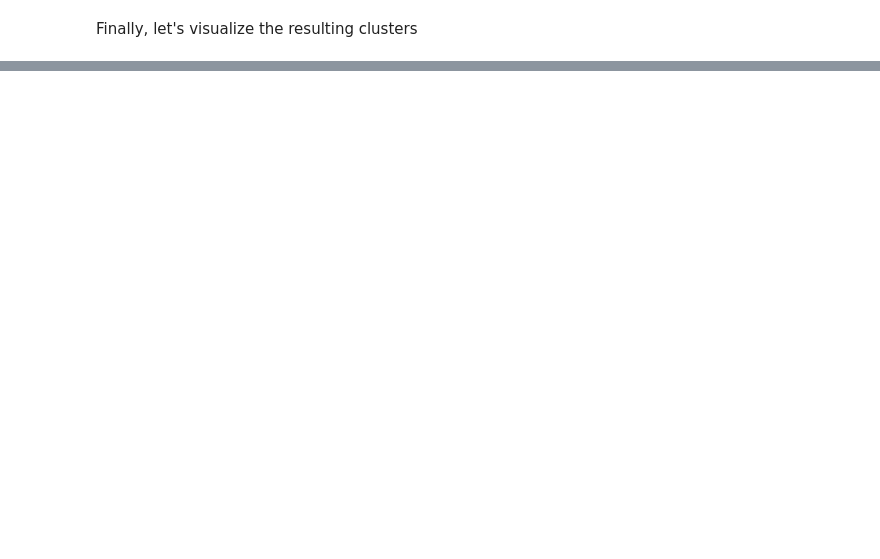
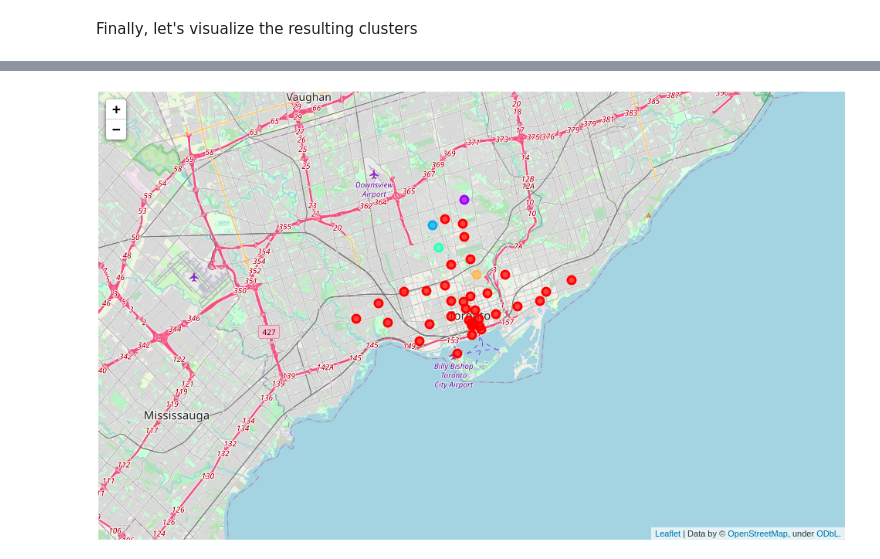
Before and after one commit to ivomarb/IBM-Applied-Data-Science-Capstone, a Jupyter notebook: Segmenting and Clustering Neighborhoods in Toronto.ipynb, the cells around one changed output, grey strips where cells are left out. Saved outputs shown, nothing was run; the diff lists cells and outputs as text; code cells hidden in the pictures; blank space fills up the shorter version.

Commit message:
Added map of Toronto with clusters.

```diff
--- a/Segmenting and Clustering Neighborhoods in Toronto.ipynb
+++ b/Segmenting and Clustering Neighborhoods in Toronto.ipynb
@@ -451,3 +451,8 @@ for lat, lon, poi, cluster in zip(toronto_merged['Latitude'], toronto_merged['Lo
 map_clusters
 # %% [output]
 [interactive output not drawn]
+# %%
+from IPython.display import Image
+Image("map_toronto.png")
+# %% [output]
+[figure, added]
```
Also changed, not shown: 1 other file.
